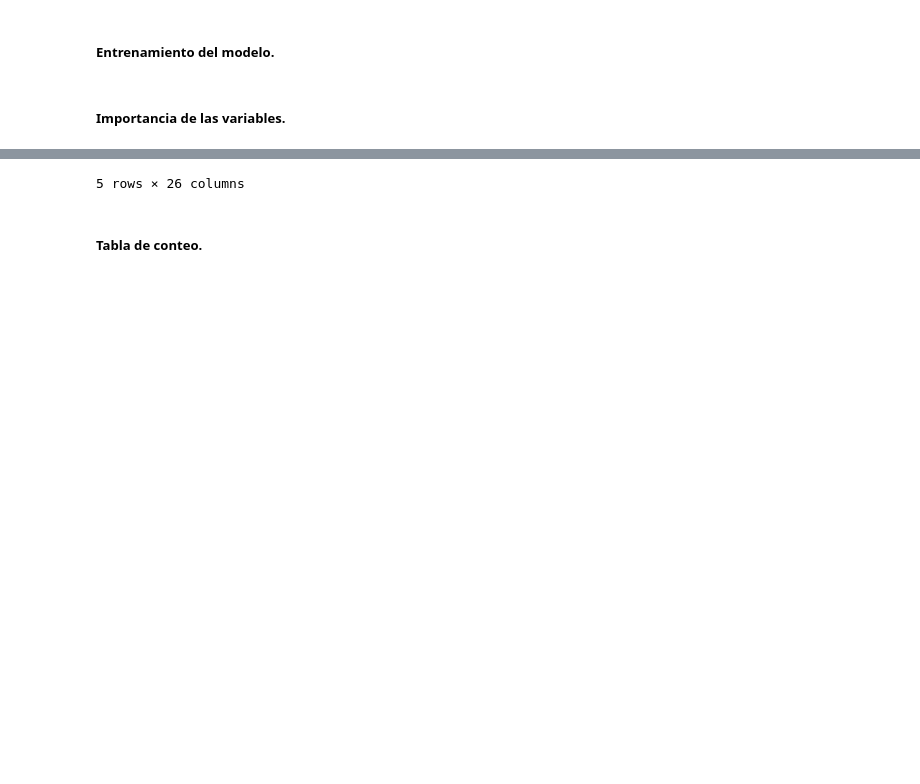
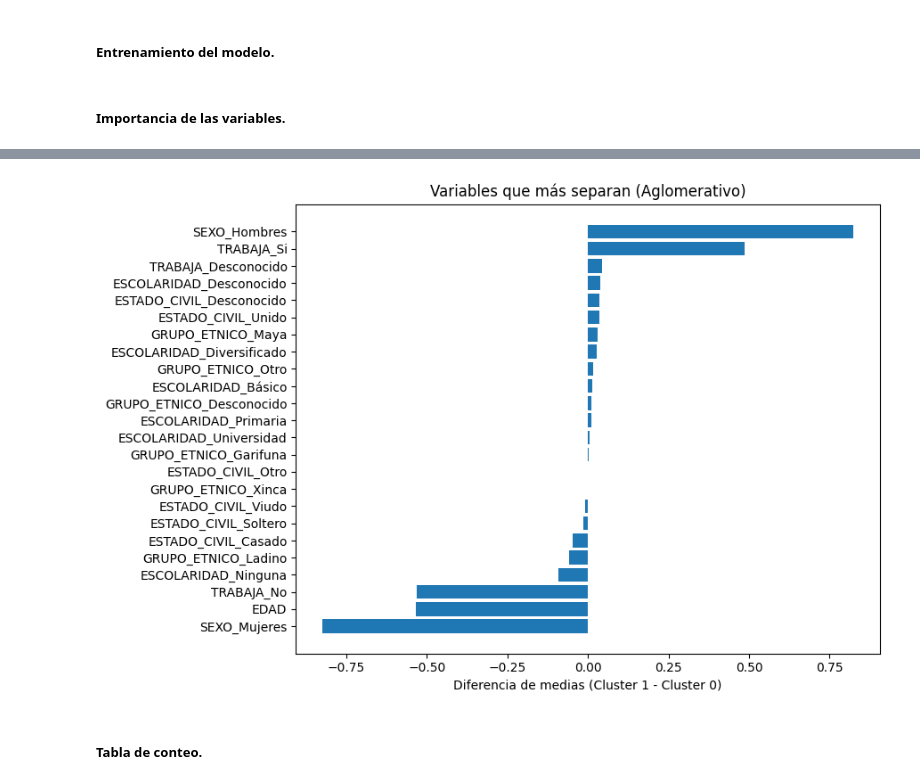
Before and after one commit to rodrigoajmac/PROYECTO_1_MD, a Jupyter notebook: CLUSTER.ipynb, the cells around one changed output, grey strips where cells are left out. Cells and saved outputs as stored; diff of their text form; code cells hidden in the pictures; blank space fills up the shorter version.

```diff
--- a/CLUSTER.ipynb
+++ b/CLUSTER.ipynb
@@ -179,5 +187,22 @@ X_df_agg["cluster_agg"] = labels_agg
 # %% [markdown]
 ##### Importancia de las variables.
 # %%
-X_df_agg.head()
+mean0 = X[idx][labels_agg == 0].mean(axis=0)
+mean1 = X[idx][labels_agg == 1].mean(axis=0)
+delta = mean1 - mean0
+
+sep_df = (pd.DataFrame({
+    'variable': feature_names,
+    'delta': delta,
+    'abs_delta': np.abs(delta)
+}).sort_values('abs_delta', ascending=False))
+
+ordenados_agg = sep_df.sort_values('delta')
+
+plt.figure(figsize=(9, 6))
+plt.barh(ordenados_agg['variable'], ordenados_agg['delta'])
+plt.xlabel("Diferencia de medias (Cluster 1 - Cluster 0)")
+plt.title('Variables que más separan (Aglomerativo)')
+plt.tight_layout()
+plt.show()
 # %% [output]
@@ -190,4 +209,4 @@ X_df_agg.head()
-5 rows × 26 columns
+[figure, added]
 # %% [markdown]
 ##### Tabla de conteo.
 # %%
```
Also changed, not shown: parts of 11 cells of this notebook.
